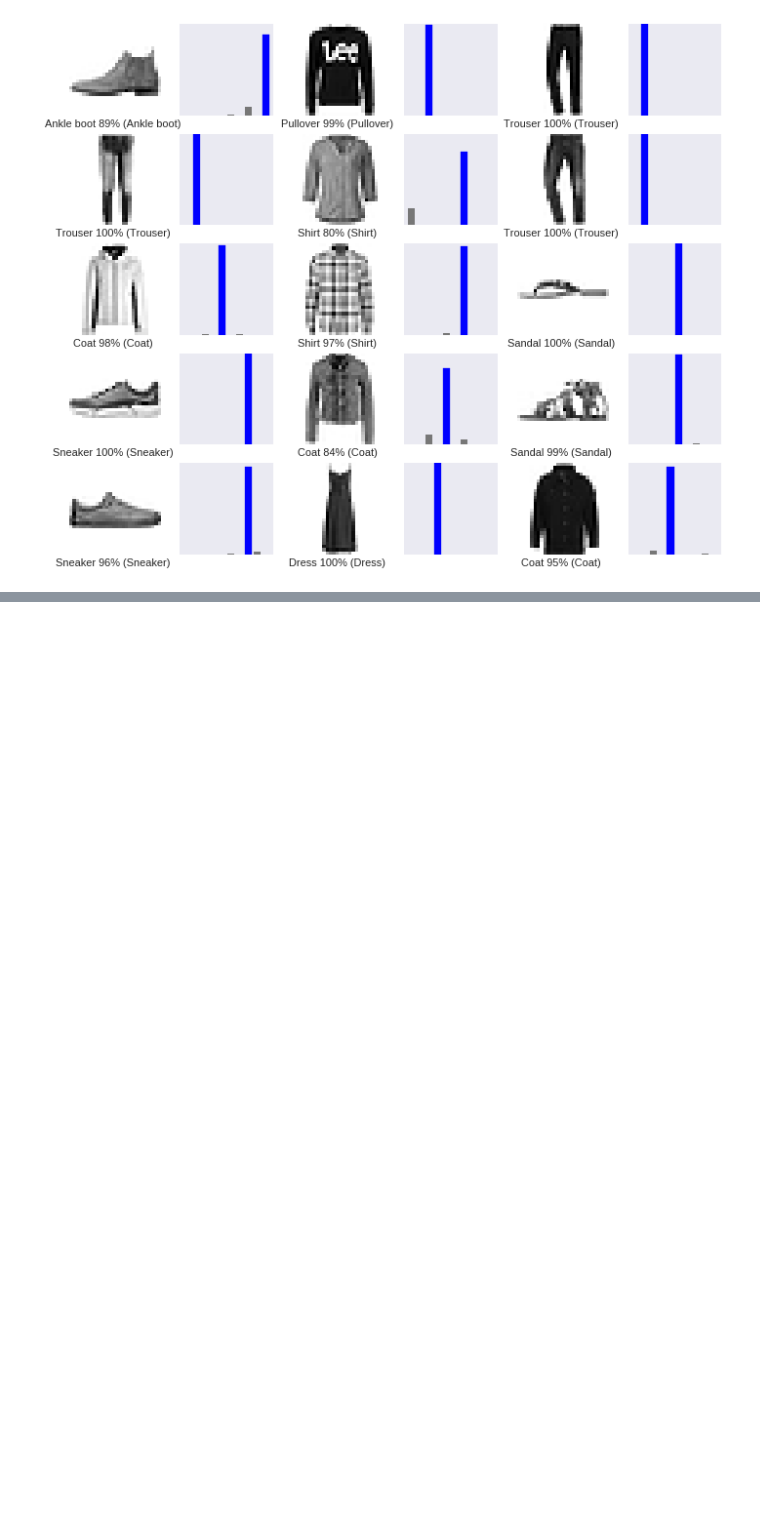
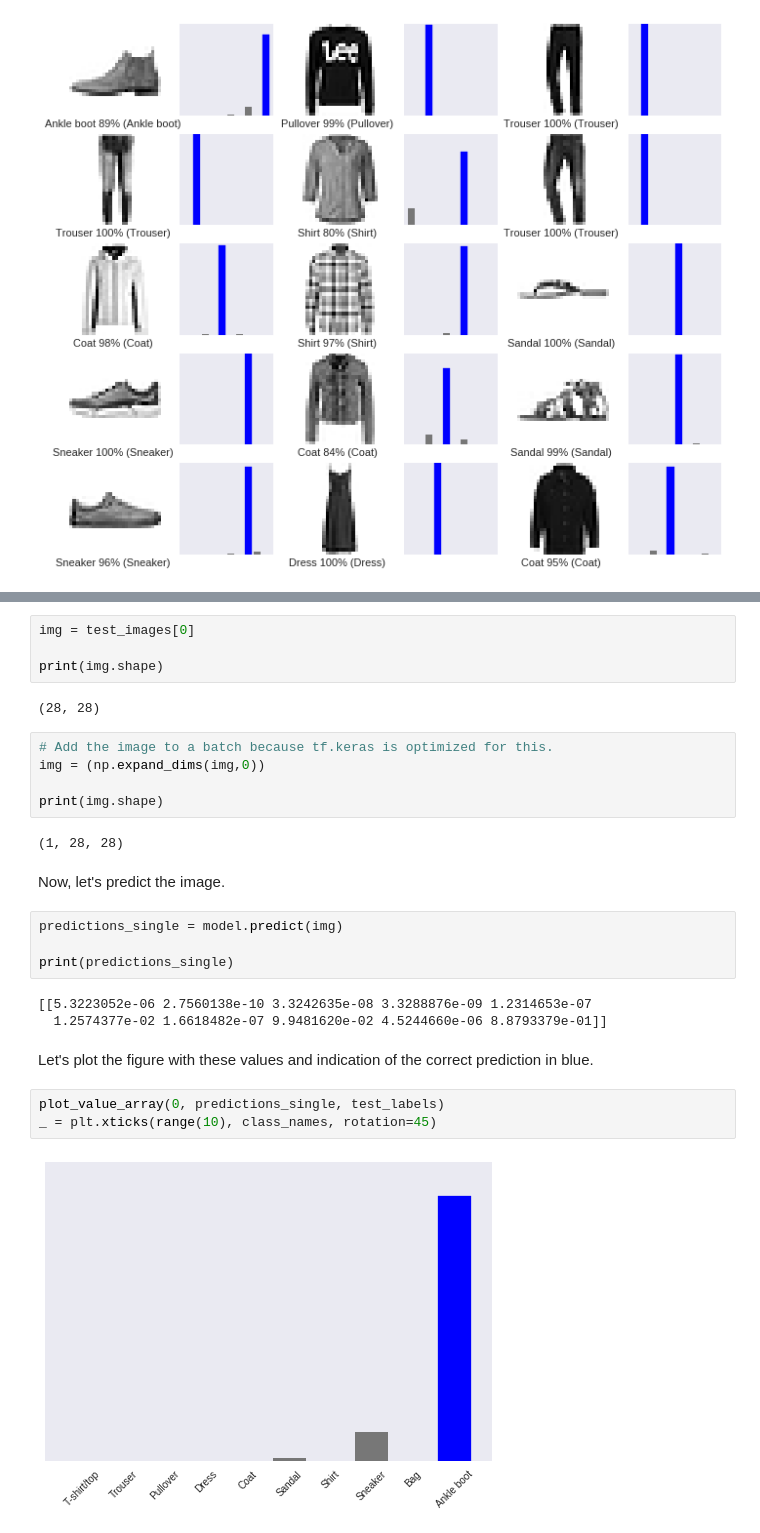
Before and after one commit to ibacaraujo/fashion_classification, a Jupyter notebook: fashion_classification.ipynb, the cells around one changed output, grey strips where cells are left out. Drawn from its saved outputs; the diff is of its cells as text; blank space fills up the shorter version.

```diff
--- a/fashion_classification.ipynb
+++ b/fashion_classification.ipynb
@@ -244,0 +247,29 @@ for i in range(num_images):
+# %%
+img = test_images[0]
+
+print(img.shape)
+# %% [output]
+(28, 28)
+# %%
+# Add the image to a batch because tf.keras is optimized for this.
+img = (np.expand_dims(img,0))
+
+print(img.shape)
+# %% [output]
+(1, 28, 28)
+# %% [markdown]
+Now, let's predict the image.
+# %%
+predictions_single = model.predict(img)
+
+print(predictions_single)
+# %% [output]
+[[5.3223052e-06 2.7560138e-10 3.3242635e-08 3.3288876e-09 1.2314653e-07
+  1.2574377e-02 1.6618482e-07 9.9481620e-02 4.5244660e-06 8.8793379e-01]]
+# %% [markdown]
+Let's plot the figure with these values and indication of the correct prediction in blue.
+# %%
+plot_value_array(0, predictions_single, test_labels)
+_ = plt.xticks(range(10), class_names, rotation=45)
+# %% [output]
+[figure, added]
```
Also changed, not shown: parts of 4 cells of this notebook.
